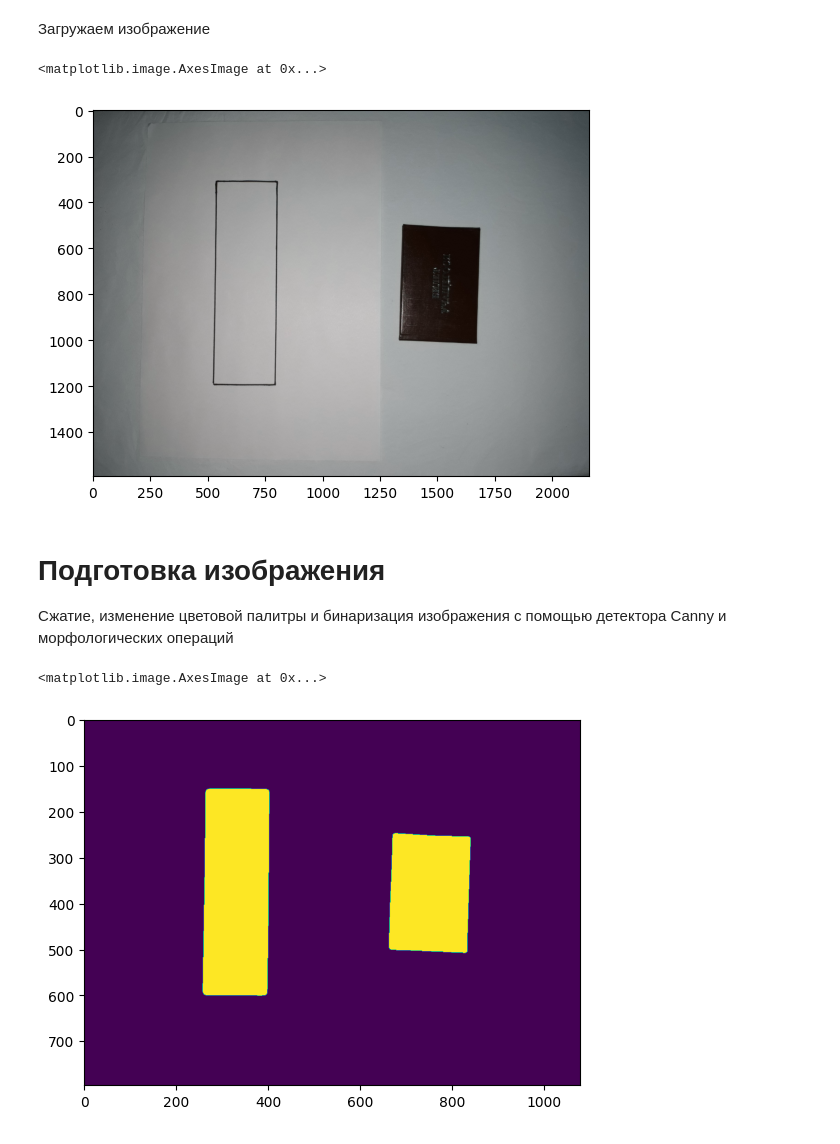
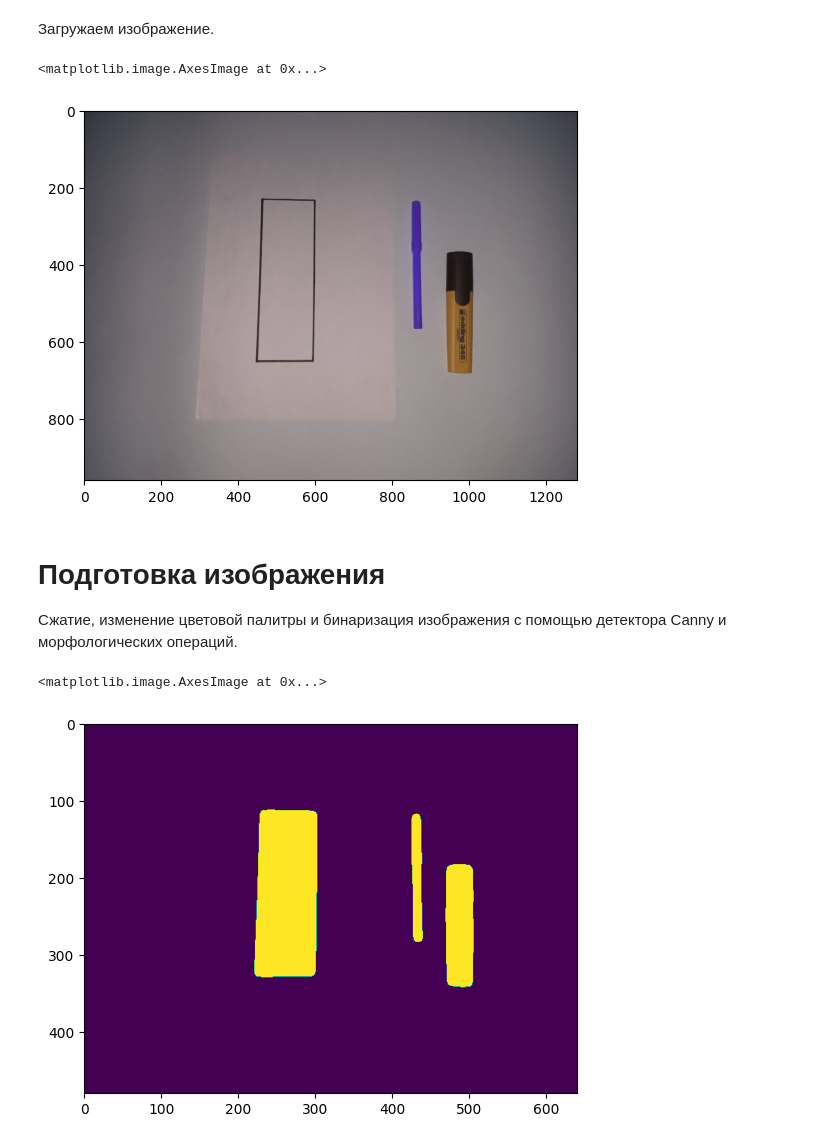
Before and after one commit to lyzhina/IntelligentPlacer, a Jupyter notebook: intelligent_placer_run.ipynb, the cells around one changed output. Drawn from its saved outputs; the diff is of its cells as text; code cells hidden in the pictures.

```diff
--- a/intelligent_placer_run.ipynb
+++ b/intelligent_placer_run.ipynb
@@ -9,20 +8,20 @@ from intelligent_placer import compress_image, prepare_image, find_contours, sep
 # %% [markdown]
-Загружаем изображение
+Загружаем изображение.
 # %%
-image = cv2.imread('cases\\case1.jpg')
+image = cv2.imread('cases\\case14.jpg')
 plt.imshow(image)
 # %% [output]
 <matplotlib.image.AxesImage at 0x...>
-[figure, old version]
+[figure, new version]
 # %% [markdown]
 # Подготовка изображения
-Сжатие, изменение цветовой палитры и бинаризация изображения с помощью детектора Canny и морфологических операций
+Сжатие, изменение цветовой палитры и бинаризация изображения с помощью детектора Canny и морфологических операций.
 # %%
 compressed_image = compress_image(image)
 binary_image = prepare_image(compressed_image)
 plt.imshow(binary_image)
 # %% [output]
 <matplotlib.image.AxesImage at 0x...>
-[figure, old version]
+[figure, new version]
 # %% [markdown]
 # Нахождение контуров
```
Also changed, not shown: parts of 25 cells of this notebook, 16 other files.
